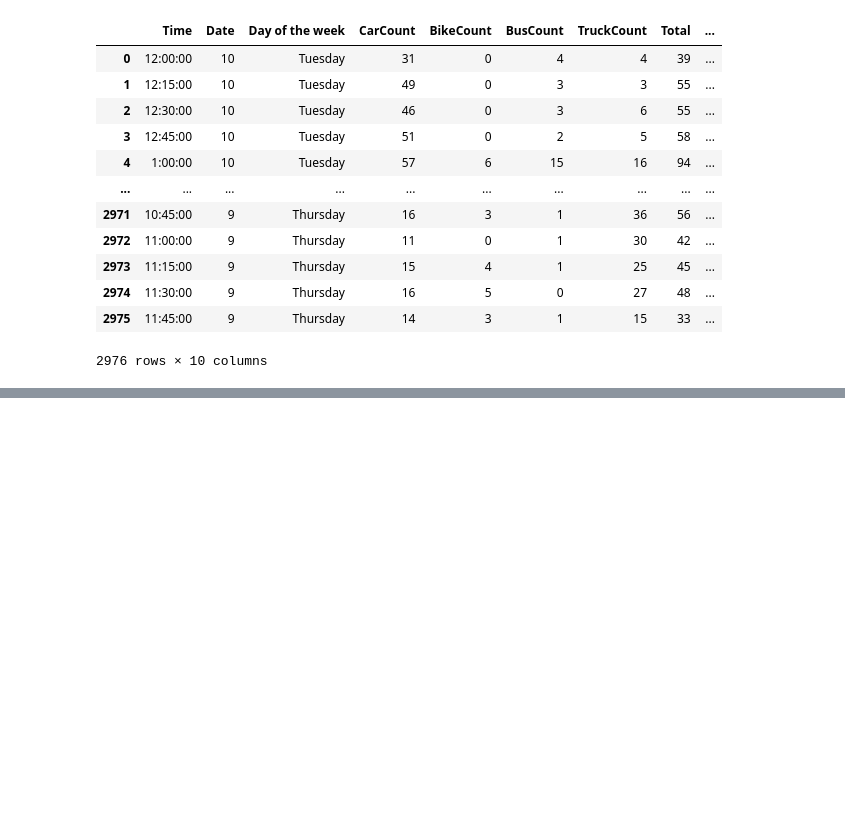
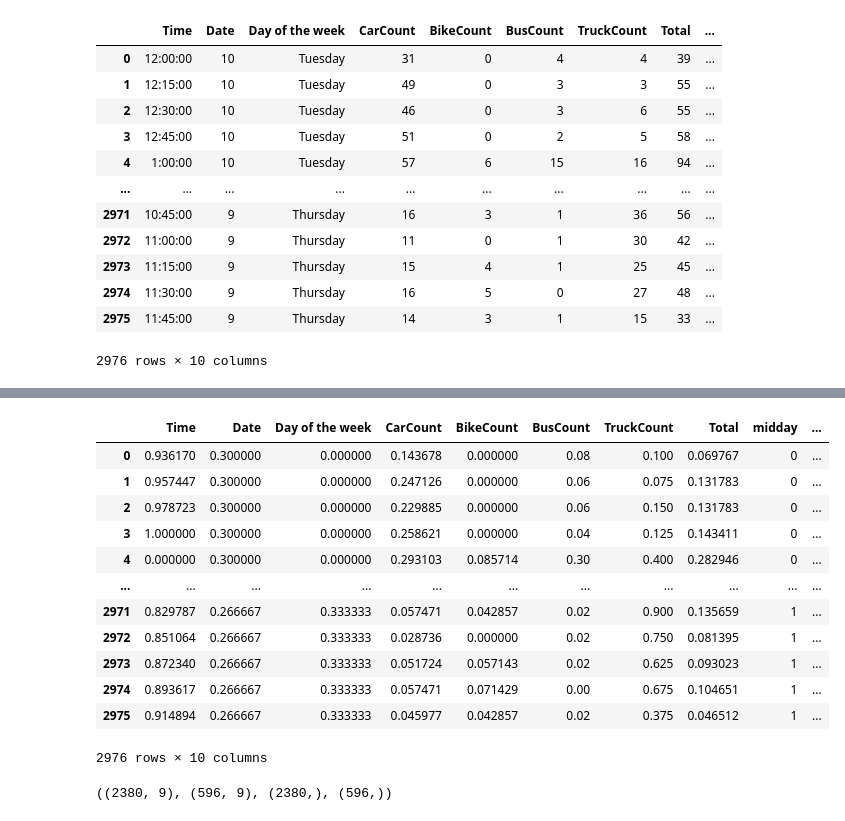
Before and after one commit to RohullahAkbari/Traffic_Predaction, a Jupyter notebook: Traffic_predaction.ipynb, the cells around one changed output, grey strips where cells are left out. Cells and saved outputs as stored; diff of their text form; code cells hidden in the pictures; blank space fills up the shorter version.

Commit message:
training model

```diff
--- a/Traffic_predaction.ipynb
+++ b/Traffic_predaction.ipynb
@@ -174,0 +198,30 @@ dataset['target'] = dataset['target'].map(mapping).astype(int)
+# %%
+traffic_df = normalized_encoded_data
+traffic_df
+# %% [output]
+|  | Time | Date | Day of the week | CarCount | BikeCount | BusCount | TruckCount | Total | midday | ... |
+| 0 | 0.936170 | 0.300000 | 0.000000 | 0.143678 | 0.000000 | 0.08 | 0.100 | 0.069767 | 0 | ... |
+| 1 | 0.957447 | 0.300000 | 0.000000 | 0.247126 | 0.000000 | 0.06 | 0.075 | 0.131783 | 0 | ... |
+| 2 | 0.978723 | 0.300000 | 0.000000 | 0.229885 | 0.000000 | 0.06 | 0.150 | 0.131783 | 0 | ... |
+| 3 | 1.000000 | 0.300000 | 0.000000 | 0.258621 | 0.000000 | 0.04 | 0.125 | 0.143411 | 0 | ... |
+| 4 | 0.000000 | 0.300000 | 0.000000 | 0.293103 | 0.085714 | 0.30 | 0.400 | 0.282946 | 0 | ... |
+| ... | ... | ... | ... | ... | ... | ... | ... | ... | ... | ... |
+| 2971 | 0.829787 | 0.266667 | 0.333333 | 0.057471 | 0.042857 | 0.02 | 0.900 | 0.135659 | 1 | ... |
+| 2972 | 0.851064 | 0.266667 | 0.333333 | 0.028736 | 0.000000 | 0.02 | 0.750 | 0.081395 | 1 | ... |
+| 2973 | 0.872340 | 0.266667 | 0.333333 | 0.051724 | 0.057143 | 0.02 | 0.625 | 0.093023 | 1 | ... |
+| 2974 | 0.893617 | 0.266667 | 0.333333 | 0.057471 | 0.071429 | 0.00 | 0.675 | 0.104651 | 1 | ... |
+| 2975 | 0.914894 | 0.266667 | 0.333333 | 0.045977 | 0.042857 | 0.02 | 0.375 | 0.046512 | 1 | ... |
+2976 rows × 10 columns
+# %%
+from sklearn.model_selection import train_test_split
+
+X = traffic_df.drop('Encoded Traffic Situation', axis=1)
+
+y = traffic_df['Encoded Traffic Situation']
+
+X_train, X_test, y_train, y_test = train_test_split(X, y, test_size = 0.2, random_state=42)
+
+
+X_train.shape, X_test.shape, y_train.shape, y_test.shape
+# %% [output]
+((2380, 9), (596, 9), (2380,), (596,))
```
Also changed, not shown: parts of 16 cells of this notebook.
